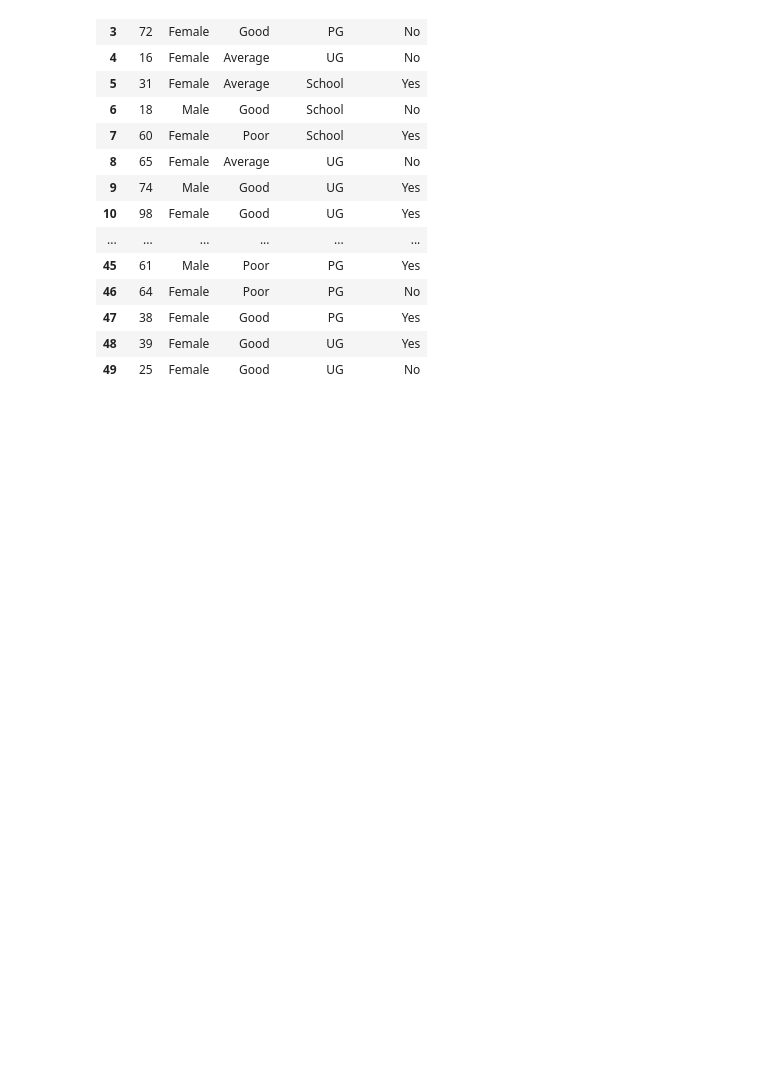
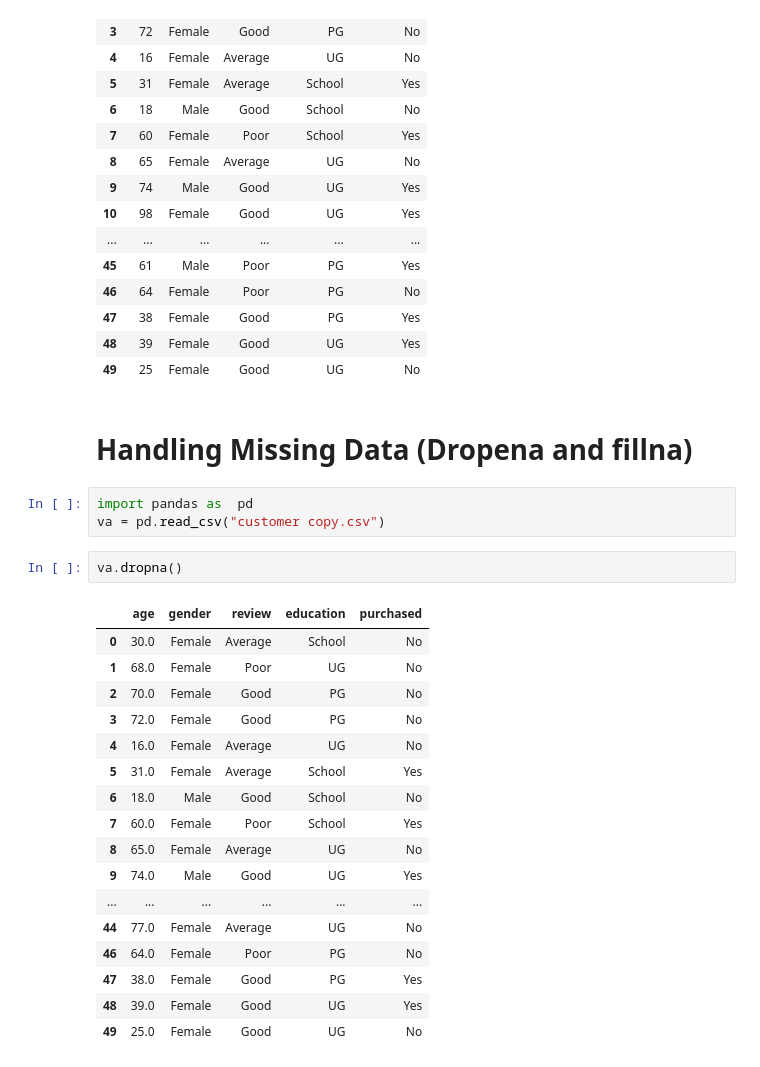
Before and after one commit to rishabh6900/PPNMS, a Jupyter notebook: Pandas/pandas file.ipynb, the cells around one changed output. Saved outputs shown, nothing was run; the diff lists cells and outputs as text; blank space fills up the shorter version.

```diff
--- a/Pandas/pandas file.ipynb
+++ b/Pandas/pandas file.ipynb
@@ -737,3 +737,28 @@ df3.drop(0,axis=0)
 | 47 | 38 | Female | Good | PG | Yes |
 | 48 | 39 | Female | Good | UG | Yes |
 | 49 | 25 | Female | Good | UG | No |
+# %% [markdown]
+# Handling Missing Data (Dropena and fillna)
+# %%
+import pandas as  pd
+va = pd.read_csv("customer copy.csv")
+# %%
+va.dropna()
+# %% [output]
+|  | age | gender | review | education | purchased |
+| 0 | 30.0 | Female | Average | School | No |
+| 1 | 68.0 | Female | Poor | UG | No |
+| 2 | 70.0 | Female | Good | PG | No |
+| 3 | 72.0 | Female | Good | PG | No |
+| 4 | 16.0 | Female | Average | UG | No |
+| 5 | 31.0 | Female | Average | School | Yes |
+| 6 | 18.0 | Male | Good | School | No |
+| 7 | 60.0 | Female | Poor | School | Yes |
+| 8 | 65.0 | Female | Average | UG | No |
+| 9 | 74.0 | Male | Good | UG | Yes |
+| ... | ... | ... | ... | ... | ... |
+| 44 | 77.0 | Female | Average | UG | No |
+| 46 | 64.0 | Female | Poor | PG | No |
+| 47 | 38.0 | Female | Good | PG | Yes |
+| 48 | 39.0 | Female | Good | UG | Yes |
+| 49 | 25.0 | Female | Good | UG | No |
```
Also changed, not shown: parts of 12 cells of this notebook, 1 other file.
